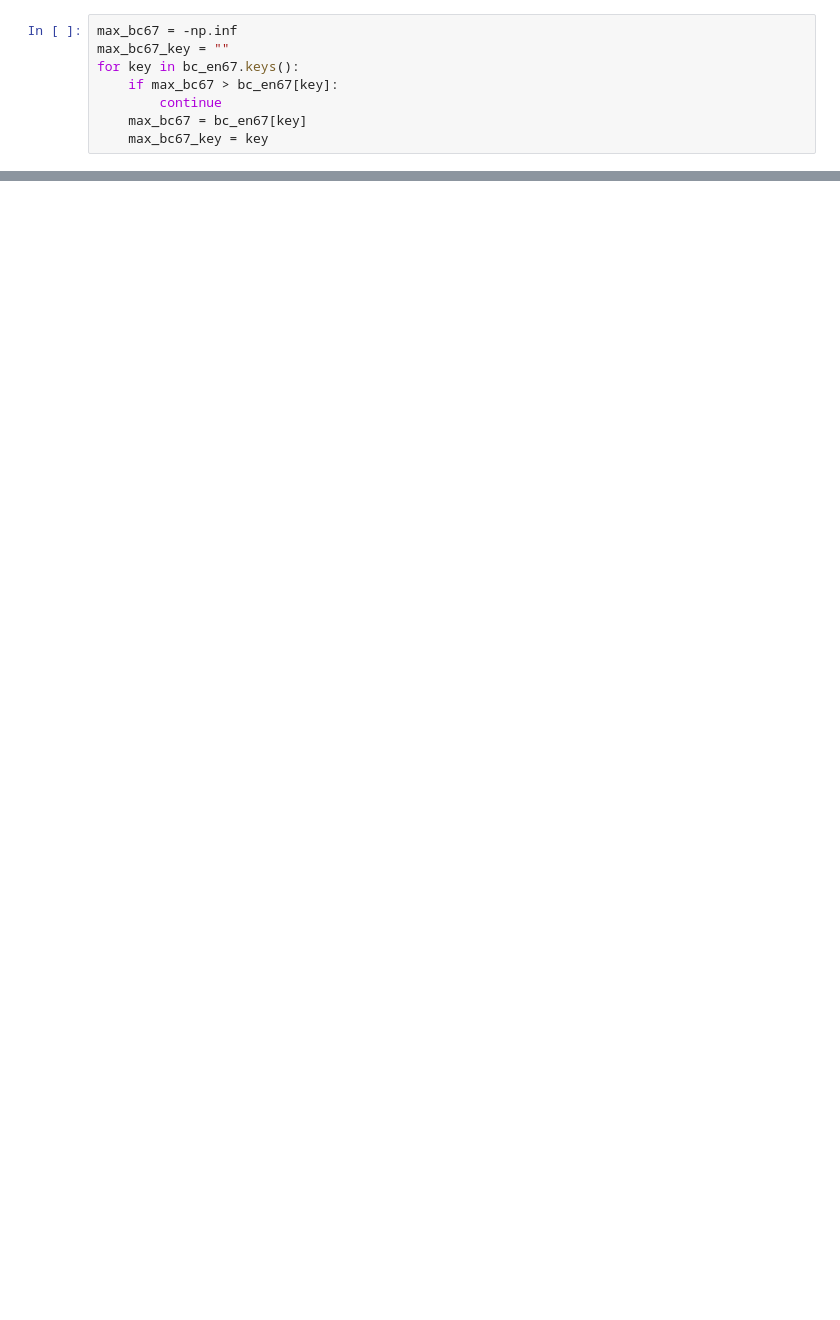
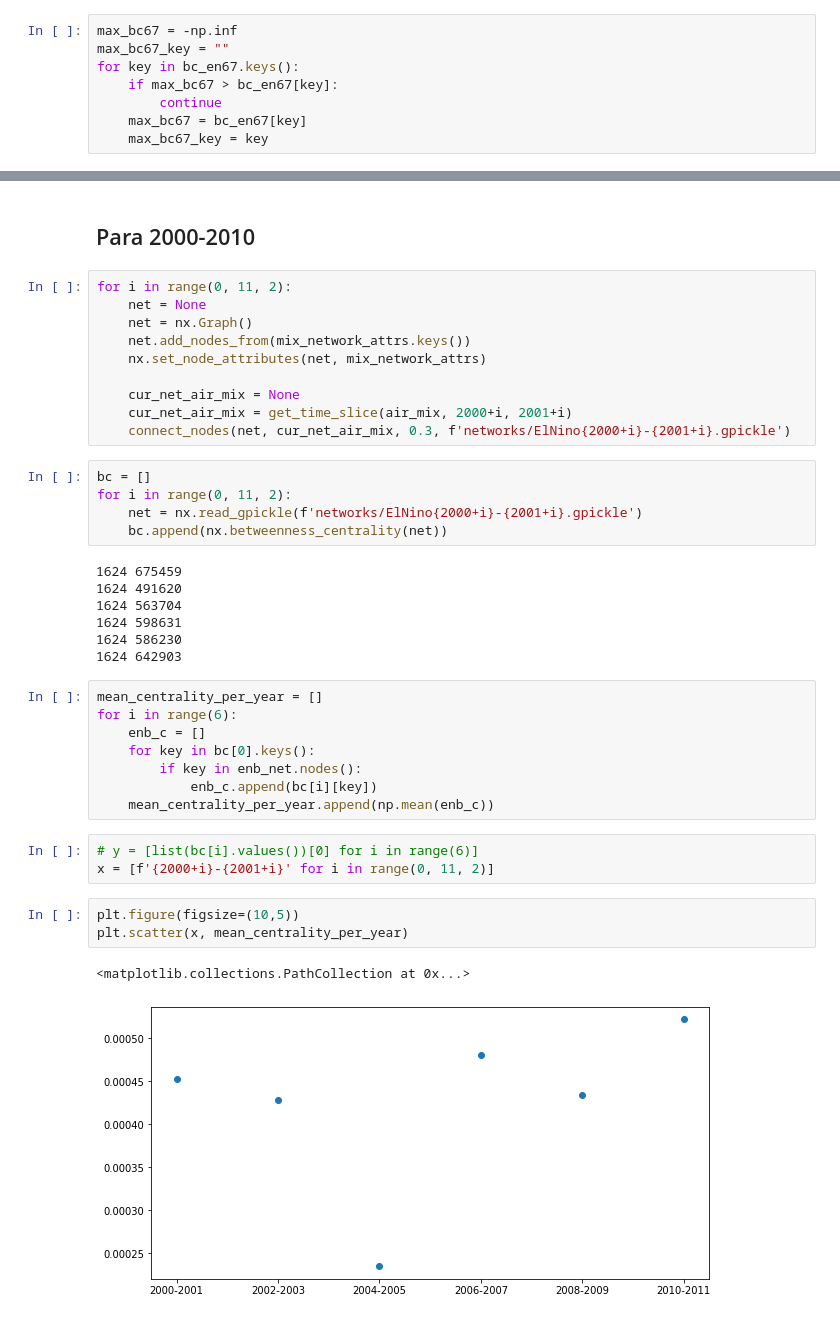
Before and after one commit to milenacsilva/SME0130, a Jupyter notebook: elnino.ipynb, the cells around one changed output, grey strips where cells are left out. Saved outputs shown, nothing was run; the diff lists cells and outputs as text; blank space fills up the shorter version.

Commit message:
adding a few networks and making some analysis

```diff
--- a/elnino.ipynb
+++ b/elnino.ipynb
@@ -294,0 +309,41 @@ max_bc67_key
+# %% [markdown]
+## Para 2000-2010
+# %%
+for i in range(0, 11, 2):
+    net = None
+    net = nx.Graph()
+    net.add_nodes_from(mix_network_attrs.keys())
+    nx.set_node_attributes(net, mix_network_attrs)
+
+    cur_net_air_mix = None
+    cur_net_air_mix = get_time_slice(air_mix, 2000+i, 2001+i)
+    connect_nodes(net, cur_net_air_mix, 0.3, f'networks/ElNino{2000+i}-{2001+i}.gpickle')
+# %%
+bc = []
+for i in range(0, 11, 2):
+    net = nx.read_gpickle(f'networks/ElNino{2000+i}-{2001+i}.gpickle')
+    bc.append(nx.betweenness_centrality(net))
+# %% [output]
+1624 675459
+1624 491620
+1624 563704
+1624 598631
+1624 586230
+1624 642903
+# %%
+mean_centrality_per_year = []
+for i in range(6):
+    enb_c = []
+    for key in bc[0].keys():
+        if key in enb_net.nodes():
+            enb_c.append(bc[i][key])
+    mean_centrality_per_year.append(np.mean(enb_c))
+# %%
+# y = [list(bc[i].values())[0] for i in range(6)]
+x = [f'{2000+i}-{2001+i}' for i in range(0, 11, 2)]
+# %%
+plt.figure(figsize=(10,5))
+plt.scatter(x, mean_centrality_per_year)
+# %% [output]
+<matplotlib.collections.PathCollection at 0x...>
+[figure, added]
```
Also changed, not shown: parts of 19 cells of this notebook, 8 other files.
